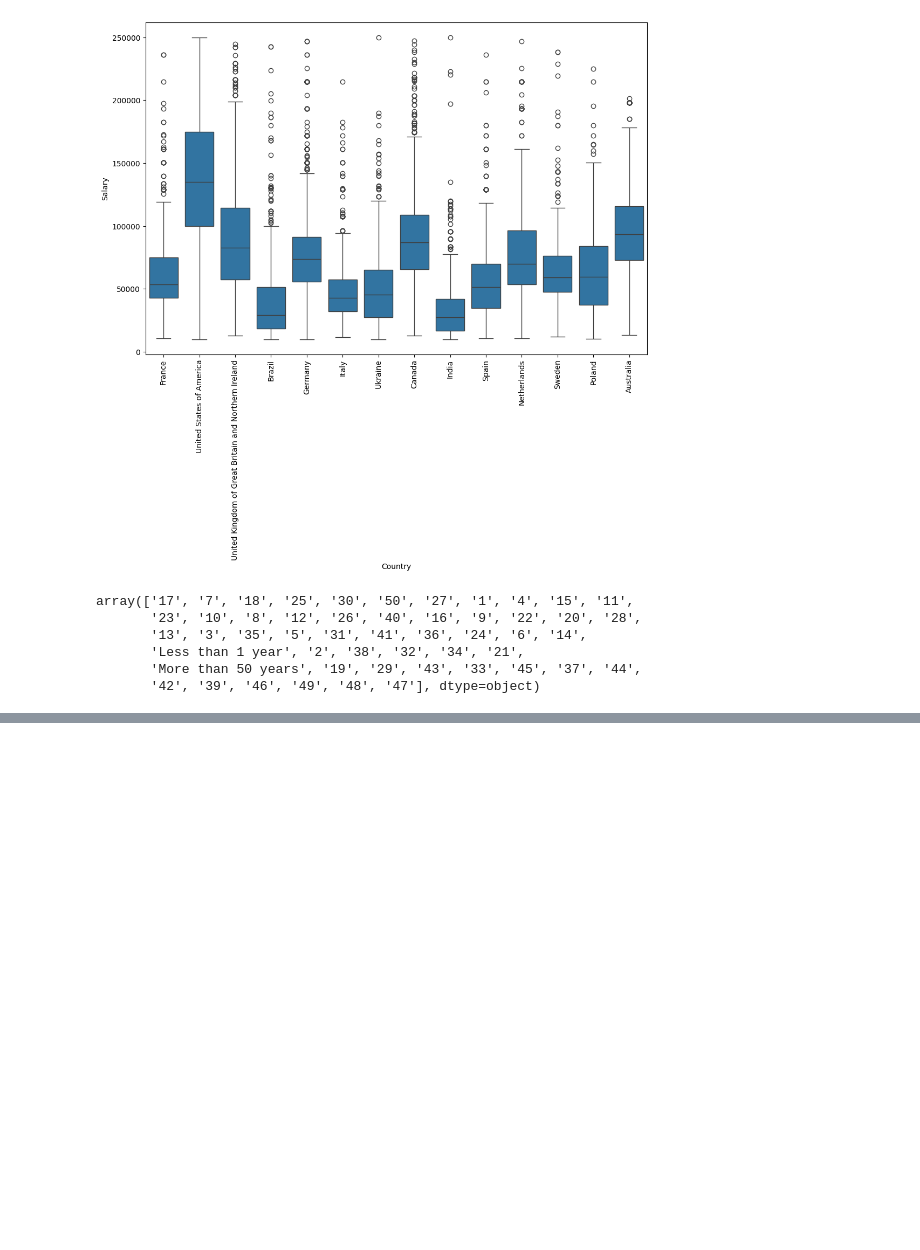
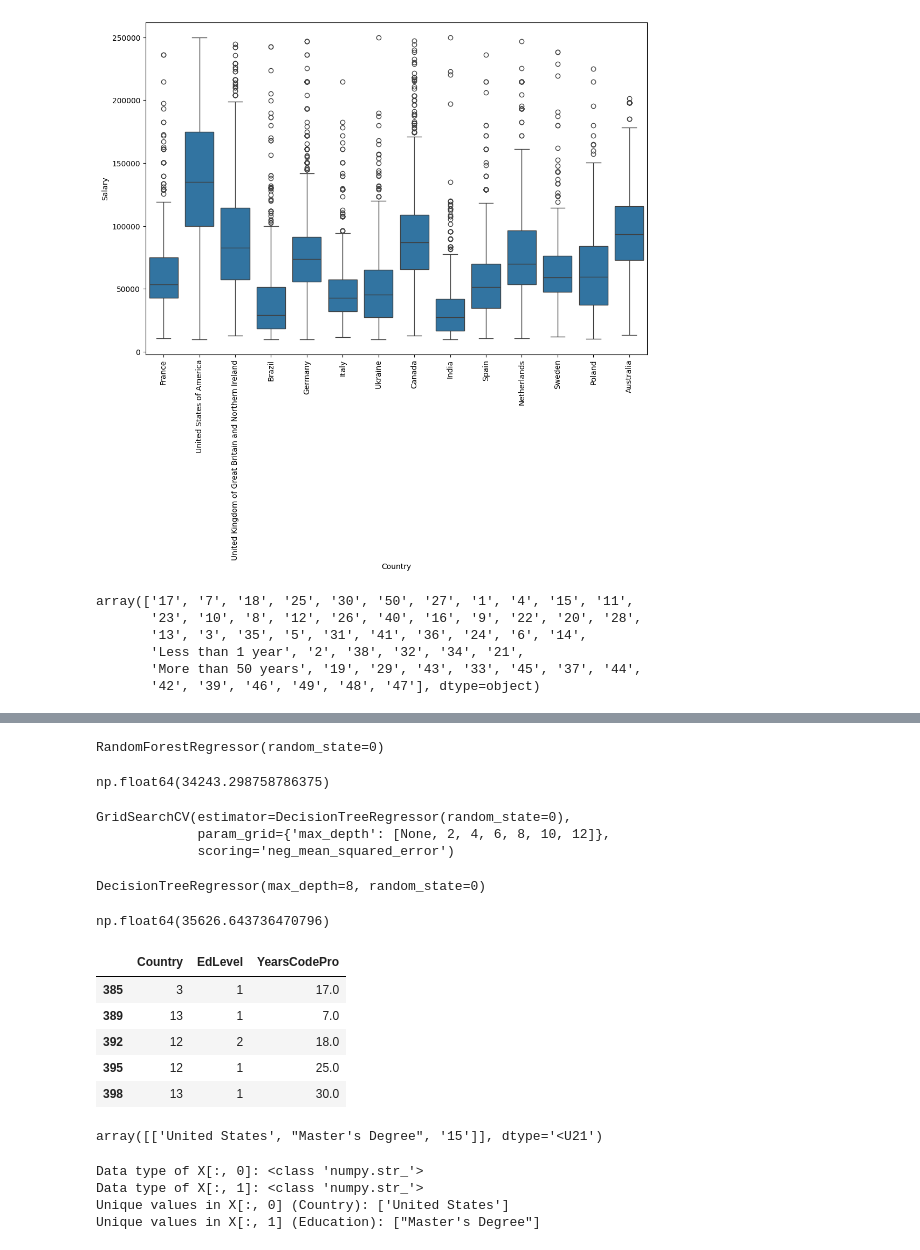
Before and after one commit to K-Digvijay/Software_Salary_Prediction, a Jupyter notebook: salarypredict.ipynb, the cells around one changed output, grey strips where cells are left out. Drawn from its saved outputs; the diff is of its cells as text; code cells hidden in the pictures; blank space fills up the shorter version.

Commit message:
model completed

```diff
--- a/salarypredict.ipynb
+++ b/salarypredict.ipynb
@@ -188,0 +246,5 @@ array(['Other'], dtype=object)
+# %%
+from sklearn.tree import DecisionTreeRegressor
+
+dec_tree = DecisionTreeRegressor(random_state=0)
+dec_tree.fit(X,y.values)
@@ -188,0 +260,7 @@ array(['Other'], dtype=object)
+# %%
+from sklearn.ensemble import RandomForestRegressor
+
+random_forest_reg = RandomForestRegressor(random_state=0)
+random_forest_reg.fit(X,y.values)
+# %% [output]
+RandomForestRegressor(random_state=0)
@@ -188,0 +269,57 @@ array(['Other'], dtype=object)
+# %%
+error3 = np.sqrt(mean_squared_error(y,y_pred))
+error3
+# %% [output]
+np.float64(34243.298758786375)
+# %%
+from sklearn.model_selection import GridSearchCV
+
+max_depth = [None,2,4,6,8,10,12]
+parameters = {'max_depth':max_depth}
+
+regressor = DecisionTreeRegressor(random_state=0)
+gs = GridSearchCV(regressor,parameters,scoring='neg_mean_squared_error')
+gs.fit(X,y.values)
+# %% [output]
+GridSearchCV(estimator=DecisionTreeRegressor(random_state=0),
+             param_grid={'max_depth': [None, 2, 4, 6, 8, 10, 12]},
+             scoring='neg_mean_squared_error')
+# %%
+regressor = gs.best_estimator_
+regressor.fit(X,y.values)
+# %% [output]
+DecisionTreeRegressor(max_depth=8, random_state=0)
+# %%
+y_pred = regressor.predict(X)
+error4 = np.sqrt(mean_squared_error(y,y_pred))
+
+error4
+# %% [output]
+np.float64(35626.643736470796)
+# %%
+X.head()
+# %% [output]
+|  | Country | EdLevel | YearsCodePro |
+| 385 | 3 | 1 | 17.0 |
+| 389 | 13 | 1 | 7.0 |
+| 392 | 12 | 2 | 18.0 |
+| 395 | 12 | 1 | 25.0 |
+| 398 | 13 | 1 | 30.0 |
+# %%
+X = np.array([["United States","Master's Degree",15]])
+X
+# %% [output]
+array([['United States', "Master's Degree", '15']], dtype='<U21')
+# %%
+# Check data type of the elements in X[:, 0] and X[:, 1]
+print("Data type of X[:, 0]:", type(X[:, 0][0]))
+print("Data type of X[:, 1]:", type(X[:, 1][0]))
+
+# Check the unique values in the 'country' and 'education' columns
+print("Unique values in X[:, 0] (Country):", np.unique(X[:, 0]))
+print("Unique values in X[:, 1] (Education):", np.unique(X[:, 1]))
+# %% [output]
+Data type of X[:, 0]: <class 'numpy.str_'>
+Data type of X[:, 1]: <class 'numpy.str_'>
+Unique values in X[:, 0] (Country): ['United States']
+Unique values in X[:, 1] (Education): ["Master's Degree"]
```
Also changed, not shown: parts of 24 cells of this notebook, 10 other files.
